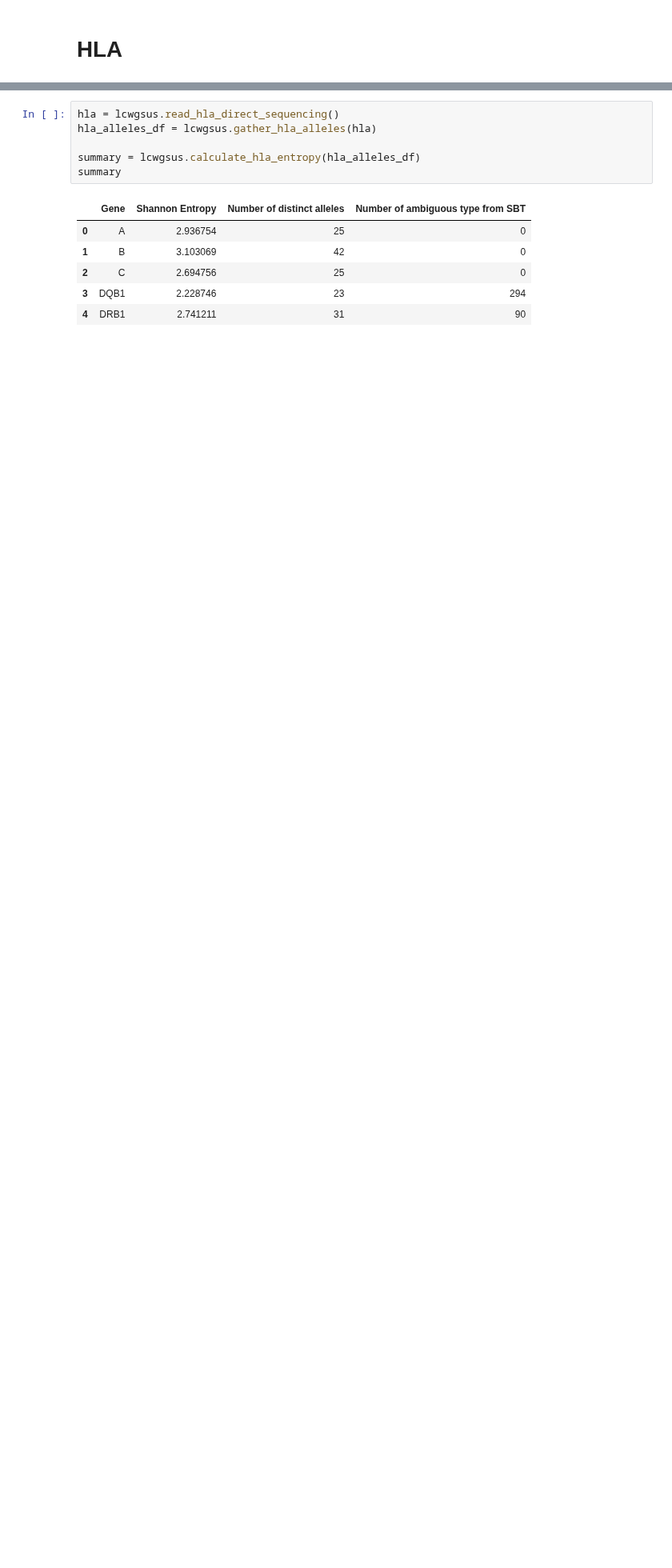
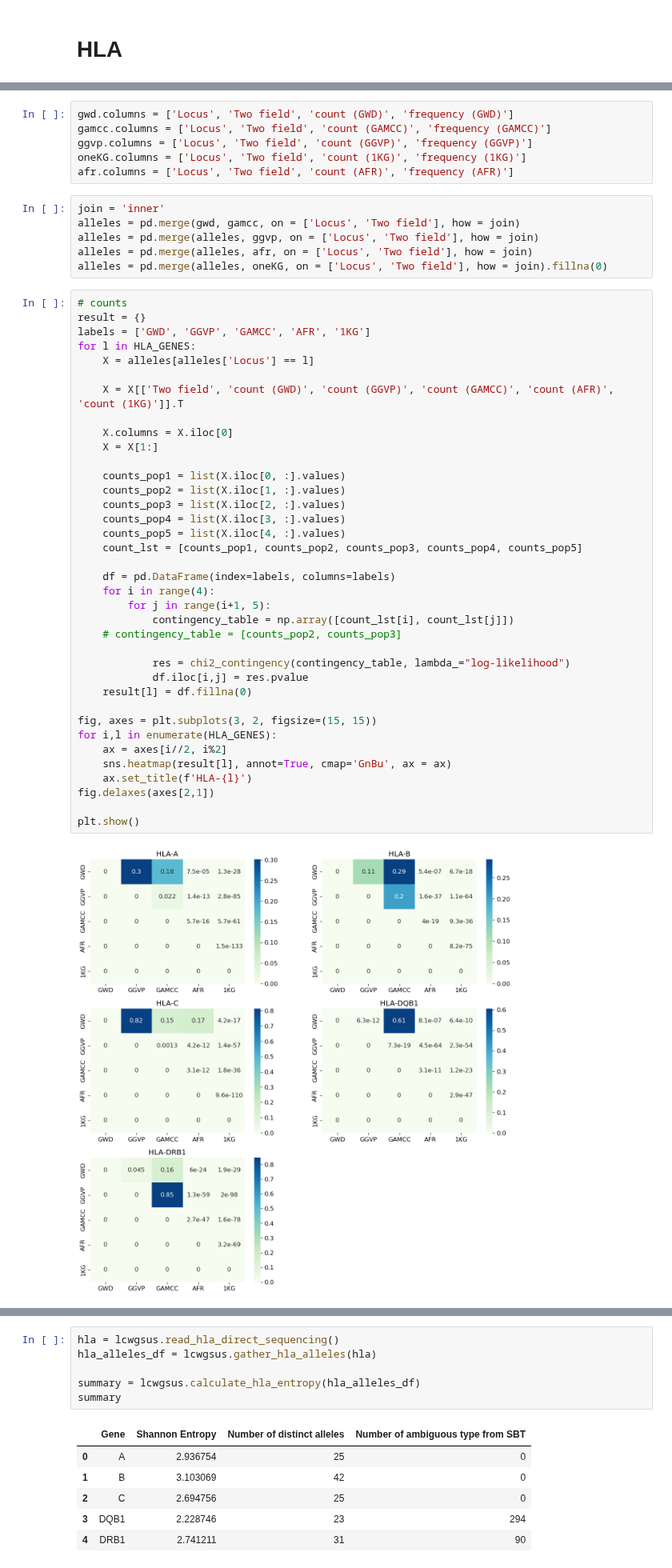
Before and after one commit to Suuuuuuuus/LCWGS_pipeline, a Jupyter notebook: scripts/notebooks/lcwgs_tmp.ipynb, the cells around one changed output, grey strips where cells are left out. Shown at 80% size. Drawn from its saved outputs; the diff is of its cells as text; blank space fills up the shorter version.

```diff
--- a/scripts/notebooks/lcwgs_tmp.ipynb
+++ b/scripts/notebooks/lcwgs_tmp.ipynb
@@ -351,0 +350,51 @@ oneKG
+# %%
+gwd.columns = ['Locus', 'Two field', 'count (GWD)', 'frequency (GWD)']
+gamcc.columns = ['Locus', 'Two field', 'count (GAMCC)', 'frequency (GAMCC)']
+ggvp.columns = ['Locus', 'Two field', 'count (GGVP)', 'frequency (GGVP)']
+oneKG.columns = ['Locus', 'Two field', 'count (1KG)', 'frequency (1KG)']
+afr.columns = ['Locus', 'Two field', 'count (AFR)', 'frequency (AFR)']
+# %%
+join = 'inner'
+alleles = pd.merge(gwd, gamcc, on = ['Locus', 'Two field'], how = join)
+alleles = pd.merge(alleles, ggvp, on = ['Locus', 'Two field'], how = join)
+alleles = pd.merge(alleles, afr, on = ['Locus', 'Two field'], how = join)
+alleles = pd.merge(alleles, oneKG, on = ['Locus', 'Two field'], how = join).fillna(0)
+# %%
+# counts
+result = {}
+labels = ['GWD', 'GGVP', 'GAMCC', 'AFR', '1KG']
+for l in HLA_GENES:
+    X = alleles[alleles['Locus'] == l]
+
+    X = X[['Two field', 'count (GWD)', 'count (GGVP)', 'count (GAMCC)', 'count (AFR)', 'count (1KG)']].T
+
+    X.columns = X.iloc[0]
+    X = X[1:]
+
+    counts_pop1 = list(X.iloc[0, :].values)
+    counts_pop2 = list(X.iloc[1, :].values)
+    counts_pop3 = list(X.iloc[2, :].values)
+    counts_pop4 = list(X.iloc[3, :].values)
+    counts_pop5 = list(X.iloc[4, :].values)
+    count_lst = [counts_pop1, counts_pop2, counts_pop3, counts_pop4, counts_pop5]
+
+    df = pd.DataFrame(index=labels, columns=labels)
+    for i in range(4):
+        for j in range(i+1, 5):
+            contingency_table = np.array([count_lst[i], count_lst[j]])
+    # contingency_table = [counts_pop2, counts_pop3]
+
+            res = chi2_contingency(contingency_table, lambda_="log-likelihood")
+            df.iloc[i,j] = res.pvalue
+    result[l] = df.fillna(0)
+
+fig, axes = plt.subplots(3, 2, figsize=(15, 15))
+for i,l in enumerate(HLA_GENES):
+    ax = axes[i//2, i%2]
+    sns.heatmap(result[l], annot=True, cmap='GnBu', ax = ax)
+    ax.set_title(f'HLA-{l}')
+fig.delaxes(axes[2,1])
+
+plt.show()
+# %% [output]
+[figure, added]
```
Also changed, not shown: parts of 17 cells of this notebook, 1 other file.
